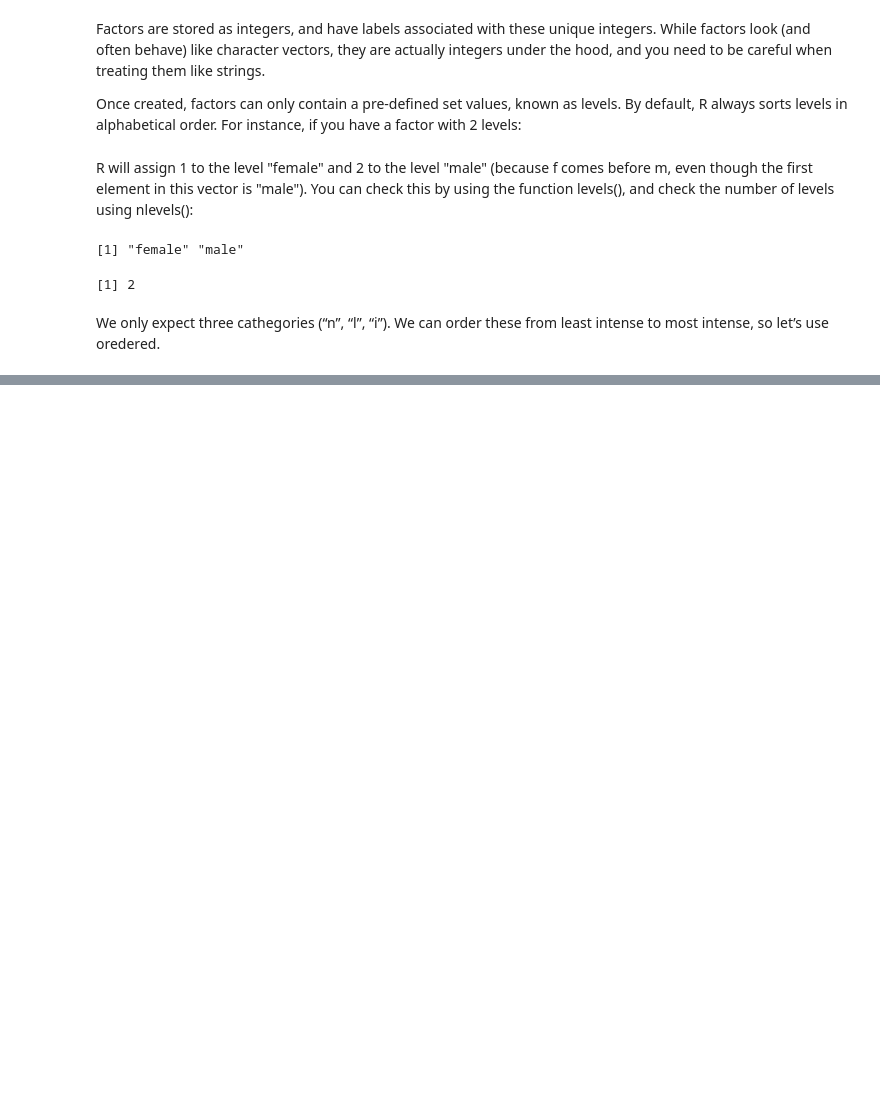
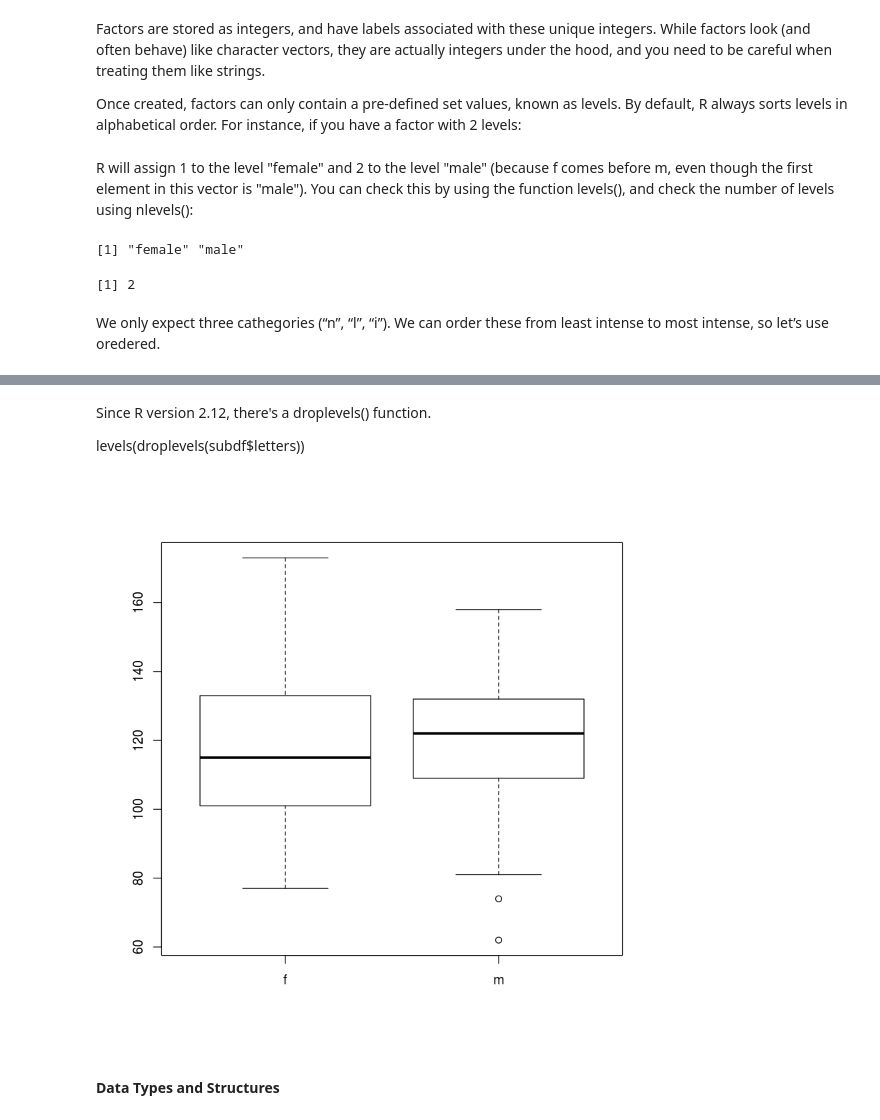
Before and after one commit to abhashkumar/Understanding_R, a Jupyter notebook: Programming_WIth_R.ipynb, the cells around one changed output, grey strips where cells are left out. Drawn from its saved outputs; the diff is of its cells as text; code cells hidden in the pictures; blank space fills up the shorter version.

```diff
--- a/Programming_WIth_R.ipynb
+++ b/Programming_WIth_R.ipynb
@@ -1329,0 +1475,10 @@ We only expect three cathegories (“n”, “l”, “i”). We can order these
+# %% [markdown]
+Since R version 2.12, there's a droplevels() function.
+
+levels(droplevels(subdf$letters))
+# %%
+plot(x = dat$Gender, y = dat$BloodPressure)
+# %% [output]
+[figure, added]
+# %% [markdown]
+#### Data Types and Structures
```
Also changed, not shown: parts of 101 cells of this notebook.
